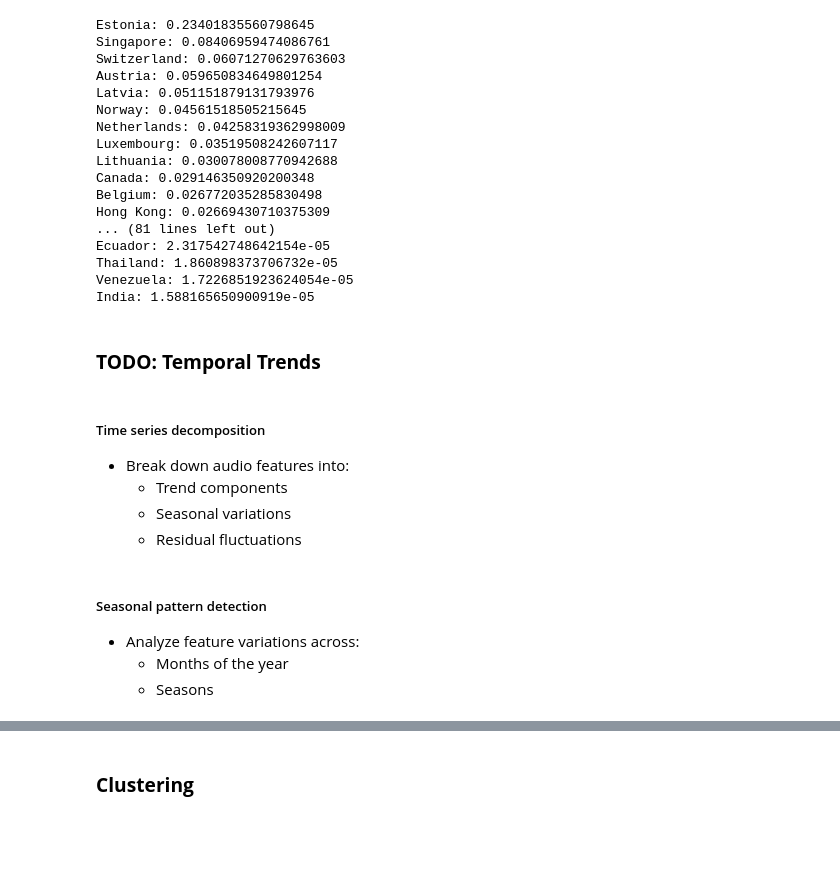
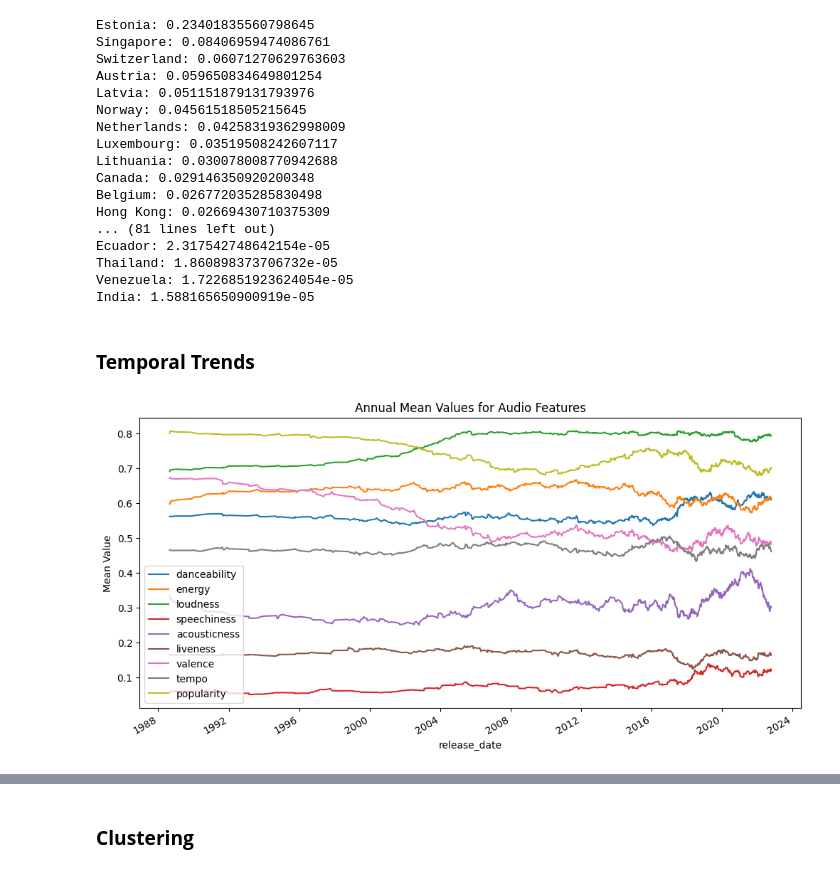
Before and after one commit to LNickelsburg/iss310-final-project, a Jupyter notebook: FinalProject.ipynb, the cells around one changed output, grey strips where cells are left out. Cells and saved outputs as stored; diff of their text form; code cells hidden in the pictures; blank space fills up the shorter version.

Commit message:
temporal

```diff
--- a/FinalProject.ipynb
+++ b/FinalProject.ipynb
@@ -480,17 +480,20 @@ Thailand: 1.860898373706732e-05
 Venezuela: 1.7226851923624054e-05
 India: 1.588165650900919e-05
 # %% [markdown]
-### **TODO: Temporal Trends**
+### **Temporal Trends**
-# %% [markdown]
-##### Time series decomposition
-
-- Break down audio features into:
-  - Trend components
-  - Seasonal variations
-  - Residual fluctuations
-# %% [markdown]
-##### Seasonal pattern detection
-
-- Analyze feature variations across:
-  - Months of the year
-  - Seasons
+# %%
+charts_details_df['chart_quarter'] = pd.to_datetime(charts_details_df['chart_quarter'])
+charts_details_df['release_date'] = pd.to_datetime(charts_details_df['release_date'], errors='coerce', infer_datetime_format=True)
+# %%
+features_to_plot = continuous_features.copy()
+features_to_plot.remove('release_year')
+features_to_plot.remove('instrumentalness')
+
+annual_means = charts_details_df.groupby('release_date')[features_to_plot].mean()
+smoothed = annual_means.rolling(window=100).mean()
+smoothed.plot(figsize=(12, 6))
+plt.title("Annual Mean Values for Audio Features")
+plt.ylabel("Mean Value")
+plt.show()
+# %% [output]
+[figure, added]
```
Also changed, not shown: parts of 2 cells of this notebook.
